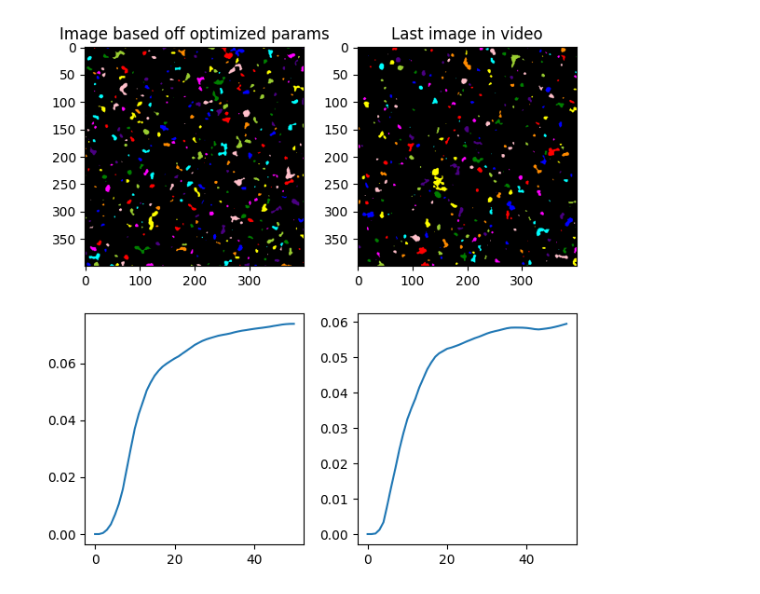
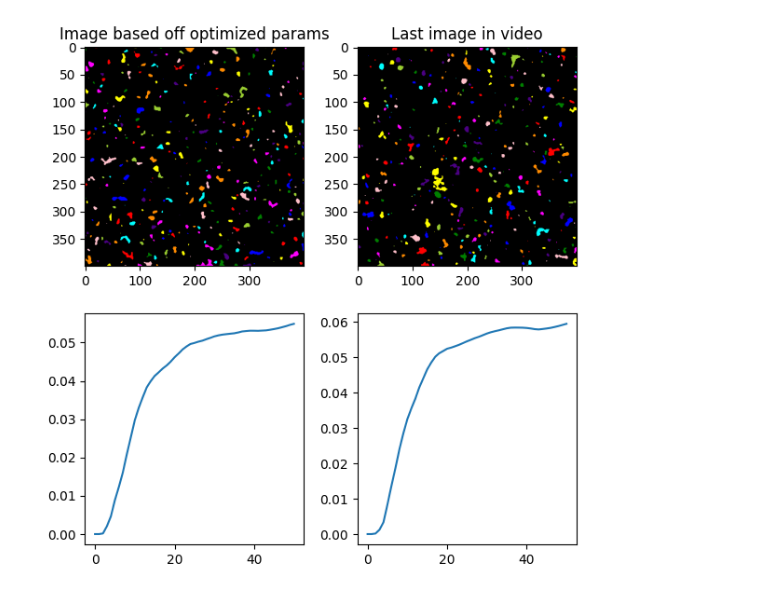
Before and after one commit to cappertherapper/Bachelorprojekt, a Jupyter notebook: grad_desc_test.ipynb, the cells around one changed output. Saved outputs shown, nothing was run; the diff lists cells and outputs as text; code cells hidden in the pictures.

```diff
--- a/grad_desc_test.ipynb
+++ b/grad_desc_test.ipynb
@@ -111,21 +111,21 @@ plt.show
 # %%
-# noise = generate_noise(size, threshold=t[-1], smooth=a[-1])
-# F_noise, G_noise = analyse_image(noise, L=L)
-# F, G = analyse_image(im[-1], L=L)
+noise = generate_noise(size, threshold=t[-1], smooth=a[-1])
+F_noise, G_noise = analyse_image(noise, L=L)
+F, G = analyse_image(im[-1], L=L)
 
-# fig, ax = plt.subplots(2,2, figsize=(6,6))
-# plt.tight_layout()
+fig, ax = plt.subplots(2,2, figsize=(6,6))
+plt.tight_layout()
 
-# ax[0,0].set_title('Image based off optimized params')
-# ax[0,0].imshow(label2rgb(noise))
-# ax[1,0].plot(F_noise/G_noise)
+ax[0,0].set_title('Image based off optimized params')
+ax[0,0].imshow(label2rgb(noise))
+ax[1,0].plot(F_noise/G_noise)
 
-# ax[0,1].set_title('Last image in video')
-# ax[0,1].imshow(label2rgb(im[-1]))
-# ax[1,1].plot(F/G)
-# plt.show()
+ax[0,1].set_title('Last image in video')
+ax[0,1].imshow(label2rgb(im[-1]))
+ax[1,1].plot(F/G)
+plt.show()
 # %% [output]
-[figure, old version]
+[figure, new version]
 # %%
 noise1 = generate_noise(size, threshold=t[0], smooth=a[0])
 noise2 = generate_noise(size, threshold=t[3], smooth=a[3])
```
Also changed, not shown: parts of 6 cells of this notebook.
